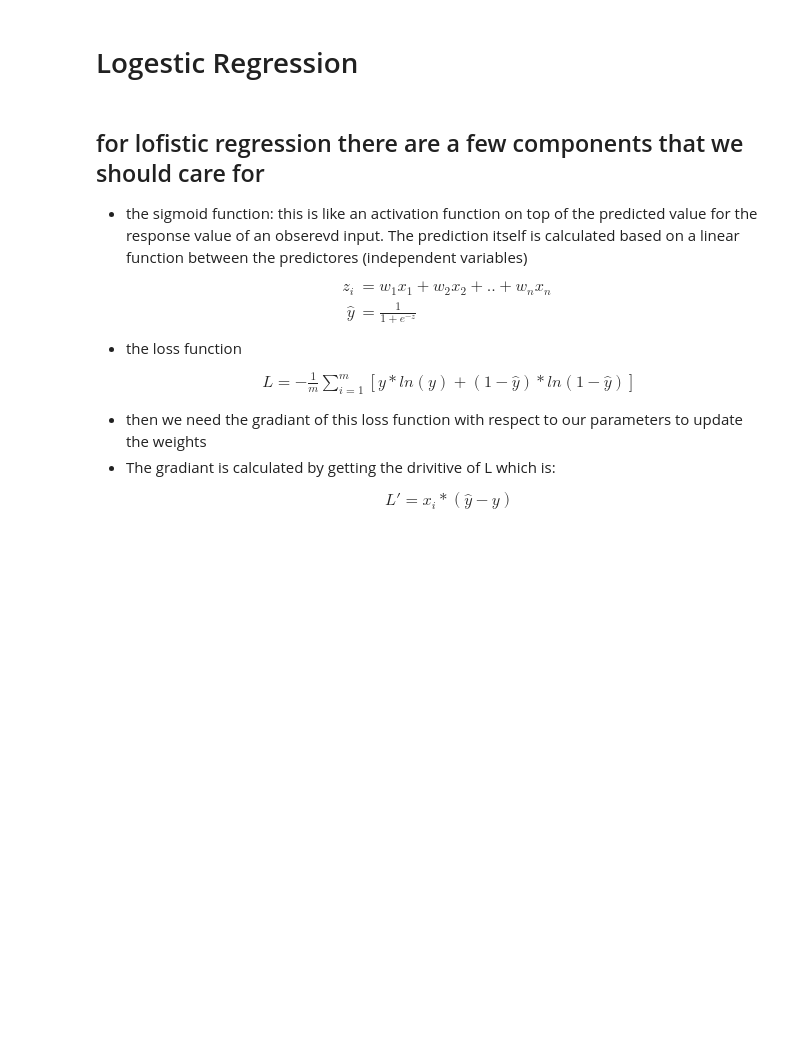
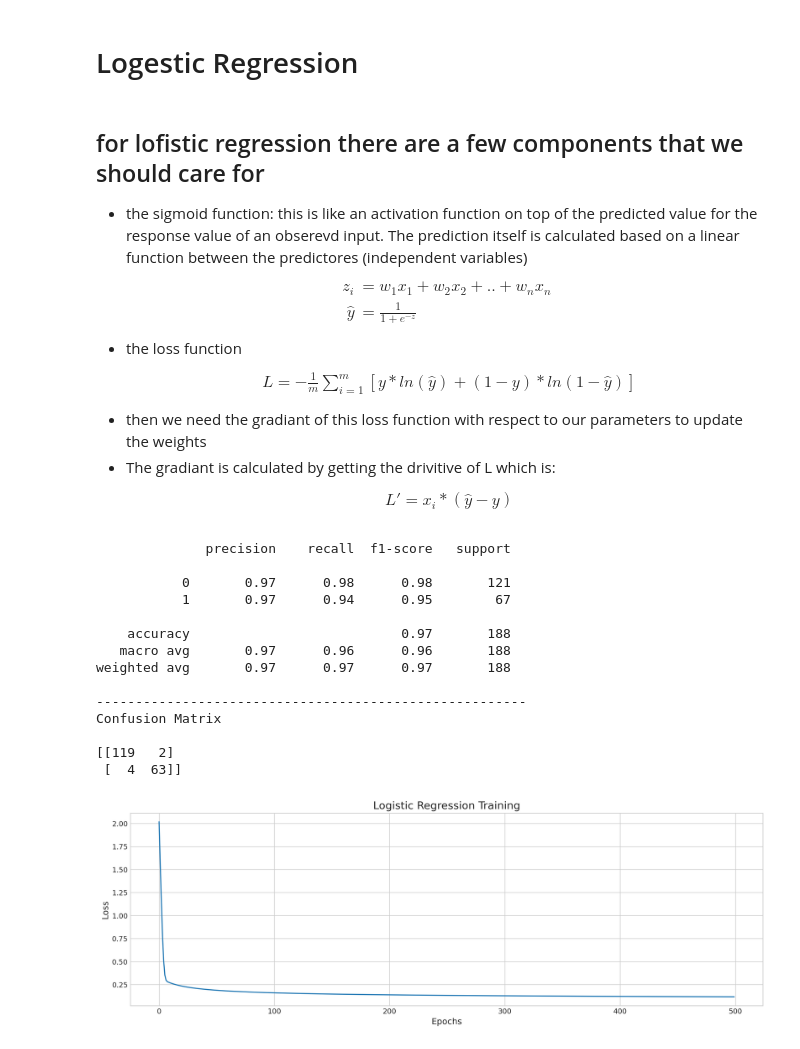
Before and after one commit to saramsv/MiniDataScienceProjects, a Jupyter notebook: logistic-regression-from-scratch.ipynb, the cells around one changed output. Cells and saved outputs as stored; diff of their text form; code cells hidden in the pictures; blank space fills up the shorter version.

Commit message:
edited the logistic regression file

```diff
--- a/logistic-regression-from-scratch.ipynb
+++ b/logistic-regression-from-scratch.ipynb
@@ -122,7 +122,7 @@ z_{i} & = w_{1}x_{1} + w_{2}x_{2} + .. + w_{n}x_{n} \\
 \end{align*}
 - the loss function
 \begin{align*}
-L = -\frac{1}{m}\sum_{i = 1}^{m}[y*ln(y) + (1-\hat{y})*ln(1- \hat{y})]
+L = -\frac{1}{m}\sum_{i = 1}^{m}[y*ln(\hat{y}) + (1-y)*ln(1- \hat{y})]
 \end{align*}
 - then we need the gradiant of this loss function with respect to our parameters to update the weights
 -  The gradiant is calculated by getting the drivitive of L which is:
@@ -132,14 +132,14 @@ L' = x_{i}*(\hat{y}-y)
 # %%
 class LogisticRegression:
     def sigmoid(self, z):
-        return 1 / (1 + e ** -z)
+        return 1 / (1 + e ** (-z))
 
     def loss_function(self,X, weight, y):
         z = dot(X, weight)
         y_hat = self.sigmoid(z)
-        p1 = y * log(y) # prediction for the possitive class
-        p0 = (1 - y_hat) * log(1 - y_hat)
-        l = -(p1 + p0)/len(X)
+        p1 = y * log(y_hat) # prediction for the possitive class
+        p0 = (1 - y) * log(1 - y_hat)
+        l = -sum(p1 + p0)/len(X)
         return l
 
     def gradiant(self, X, y, y_hat):
@@ -166,5 +166,35 @@ class LogisticRegression:
 # %%
 logreg = LogisticRegression()
 logreg.fit(X_train, y_train, epochs=500, lr=0.5)
 y_pred = logreg.predict(X_test)
+
+## evaluation
+print(classification_report(y_test, y_pred))
+print('-'*55)
+print('Confusion Matrix\n')
+print(confusion_matrix(y_test, y_pred))
+
+
+## plotting the loss
+plt.plot(logreg.loss)
+plt.title('Logistic Regression Training', fontSize=15)
+plt.xlabel('Epochs', fontSize=12)
+plt.ylabel('Loss', fontSize=12)
+plt.show()
+# %% [output]
+              precision    recall  f1-score   support
+
+           0       0.97      0.98      0.98       121
+           1       0.97      0.94      0.95        67
+
+    accuracy                           0.97       188
+   macro avg       0.97      0.96      0.96       188
+weighted avg       0.97      0.97      0.97       188
+
+-------------------------------------------------------
+Confusion Matrix
+
+[[119   2]
+ [  4  63]]
+[figure, added]
 # %%
```
Also changed, not shown: parts of 2 cells of this notebook.
